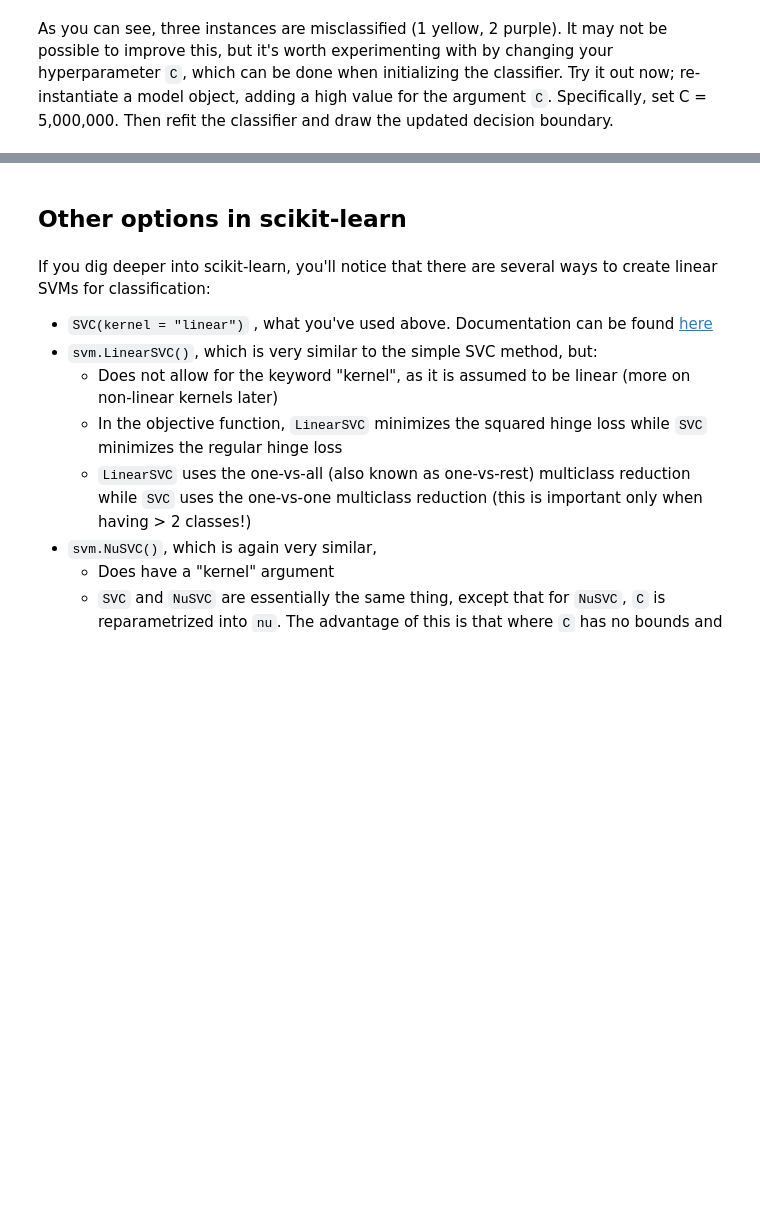
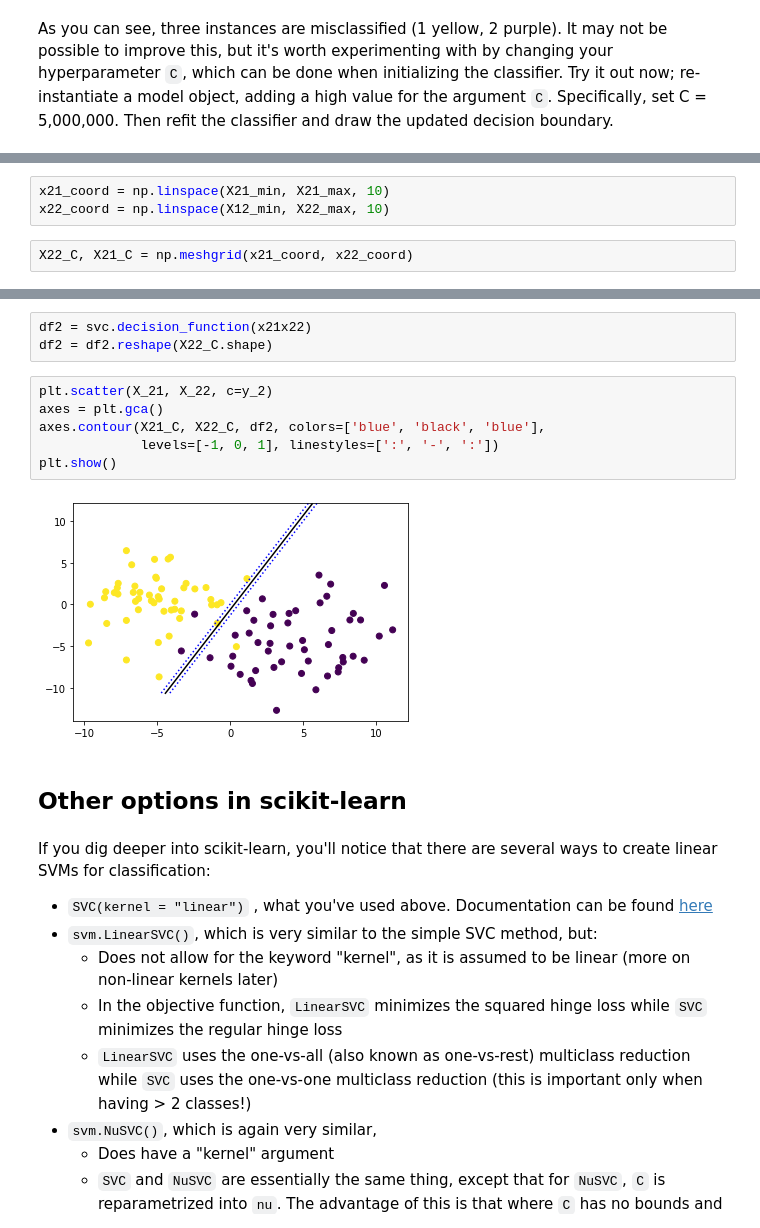
Before and after one commit to andiosika/dsc-building-an-svm-using-scikit-learn-lab-online-ds-pt-100719, a Jupyter notebook: index.ipynb, the cells around one changed output, grey strips where cells are left out. Cells and saved outputs as stored; diff of their text form; blank space fills up the shorter version.

```diff
--- a/index.ipynb
+++ b/index.ipynb
@@ -254,0 +301,5 @@ As you can see, three instances are misclassified (1 yellow, 2 purple). It may n
+# %%
+x21_coord = np.linspace(X21_min, X21_max, 10)
+x22_coord = np.linspace(X12_min, X22_max, 10)
+# %%
+X22_C, X21_C = np.meshgrid(x21_coord, x22_coord)
@@ -255,3 +312,14 @@ As you can see, three instances are misclassified (1 yellow, 2 purple). It may n
+# %%
+df2 = svc.decision_function(x21x22)
+df2 = df2.reshape(X22_C.shape)
+# %%
+plt.scatter(X_21, X_22, c=y_2)
+axes = plt.gca()
+axes.contour(X21_C, X22_C, df2, colors=['blue', 'black', 'blue'],
+             levels=[-1, 0, 1], linestyles=[':', '-', ':'])
+plt.show()
+# %% [output]
+[figure, added]
 # %% [markdown]
 ## Other options in scikit-learn
 # %% [markdown]
```
Also changed, not shown: parts of 23 cells of this notebook.
